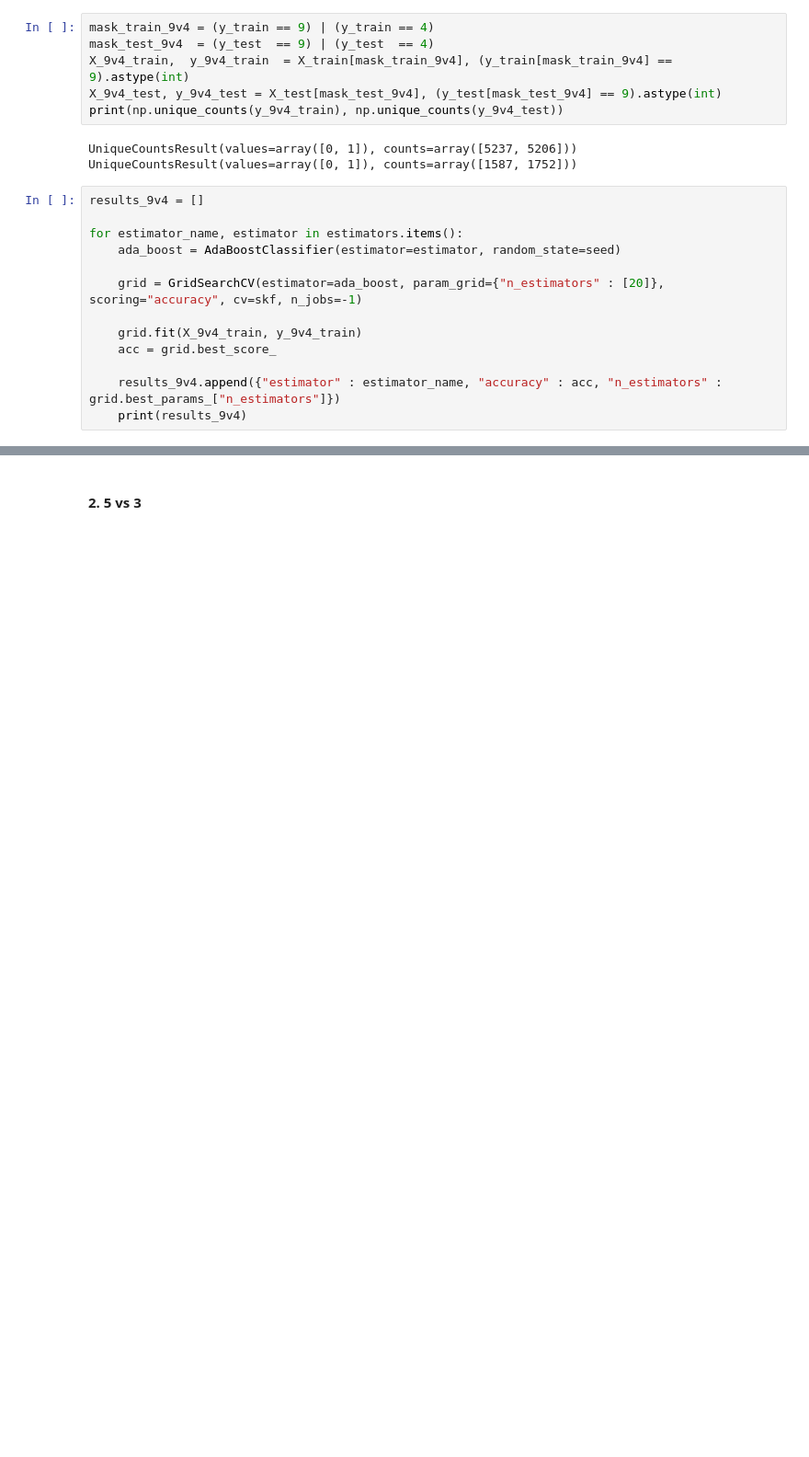
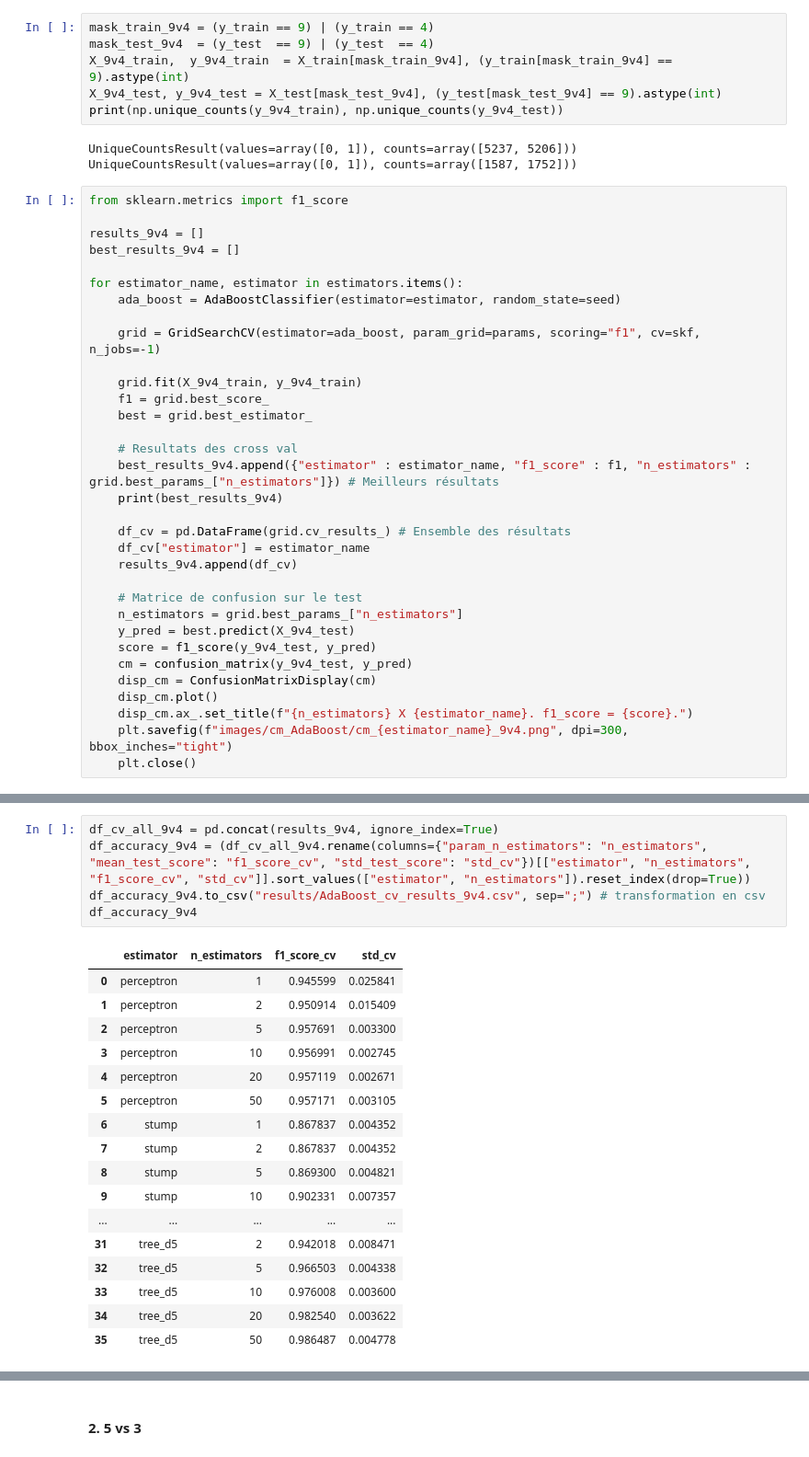
Before and after one commit to jnotarangelo/AdaBoost, a Jupyter notebook: Restitution.ipynb, the cells around one changed output, grey strips where cells are left out. Shown at 92% size. Cells and saved outputs as stored; diff of their text form; blank space fills up the shorter version.

```diff
--- a/Restitution.ipynb
+++ b/Restitution.ipynb
@@ -285,16 +285,36 @@ print(np.unique_counts(y_9v4_train), np.unique_counts(y_9v4_test))
 # %% [output]
 UniqueCountsResult(values=array([0, 1]), counts=array([5237, 5206])) UniqueCountsResult(values=array([0, 1]), counts=array([1587, 1752]))
 # %%
+from sklearn.metrics import f1_score
+
 results_9v4 = []
+best_results_9v4 = []
 
 for estimator_name, estimator in estimators.items():
     ada_boost = AdaBoostClassifier(estimator=estimator, random_state=seed)
 
-    grid = GridSearchCV(estimator=ada_boost, param_grid={"n_estimators" : [20]}, scoring="accuracy", cv=skf, n_jobs=-1)
+    grid = GridSearchCV(estimator=ada_boost, param_grid=params, scoring="f1", cv=skf, n_jobs=-1)
 
     grid.fit(X_9v4_train, y_9v4_train)
-    acc = grid.best_score_
+    f1 = grid.best_score_
+    best = grid.best_estimator_
 
-    results_9v4.append({"estimator" : estimator_name, "accuracy" : acc, "n_estimators" : grid.best_params_["n_estimators"]})
-    print(results_9v4)
+    # Resultats des cross val
+    best_results_9v4.append({"estimator" : estimator_name, "f1_score" : f1, "n_estimators" : grid.best_params_["n_estimators"]}) # Meilleurs résultats
+    print(best_results_9v4)
+
+    df_cv = pd.DataFrame(grid.cv_results_) # Ensemble des résultats
+    df_cv["estimator"] = estimator_name
+    results_9v4.append(df_cv)
+
+    # Matrice de confusion sur le test
+    n_estimators = grid.best_params_["n_estimators"]
+    y_pred = best.predict(X_9v4_test)
+    score = f1_score(y_9v4_test, y_pred)
+    cm = confusion_matrix(y_9v4_test, y_pred)
+    disp_cm = ConfusionMatrixDisplay(cm)
+    disp_cm.plot()
+    disp_cm.ax_.set_title(f"{n_estimators} X {estimator_name}. f1_score = {score}.")
+    plt.savefig(f"images/cm_AdaBoost/cm_{estimator_name}_9v4.png", dpi=300, bbox_inches="tight")
+    plt.close()
 # %% [output]
@@ -303,0 +339,23 @@ KeyboardInterrupt:
+# %%
+df_cv_all_9v4 = pd.concat(results_9v4, ignore_index=True)
+df_accuracy_9v4 = (df_cv_all_9v4.rename(columns={"param_n_estimators": "n_estimators", "mean_test_score": "f1_score_cv", "std_test_score": "std_cv"})[["estimator", "n_estimators", "f1_score_cv", "std_cv"]].sort_values(["estimator", "n_estimators"]).reset_index(drop=True))
+df_accuracy_9v4.to_csv("results/AdaBoost_cv_results_9v4.csv", sep=";") # transformation en csv
+df_accuracy_9v4
+# %% [output]
+|  | estimator | n_estimators | f1_score_cv | std_cv |
+| 0 | perceptron | 1 | 0.945599 | 0.025841 |
+| 1 | perceptron | 2 | 0.950914 | 0.015409 |
+| 2 | perceptron | 5 | 0.957691 | 0.003300 |
+| 3 | perceptron | 10 | 0.956991 | 0.002745 |
+| 4 | perceptron | 20 | 0.957119 | 0.002671 |
+| 5 | perceptron | 50 | 0.957171 | 0.003105 |
+| 6 | stump | 1 | 0.867837 | 0.004352 |
+| 7 | stump | 2 | 0.867837 | 0.004352 |
+| 8 | stump | 5 | 0.869300 | 0.004821 |
+| 9 | stump | 10 | 0.902331 | 0.007357 |
+| ... | ... | ... | ... | ... |
+| 31 | tree_d5 | 2 | 0.942018 | 0.008471 |
+| 32 | tree_d5 | 5 | 0.966503 | 0.004338 |
+| 33 | tree_d5 | 10 | 0.976008 | 0.003600 |
+| 34 | tree_d5 | 20 | 0.982540 | 0.003622 |
+| 35 | tree_d5 | 50 | 0.986487 | 0.004778 |
```
Also changed, not shown: parts of 16 cells of this notebook, 37 other files.
